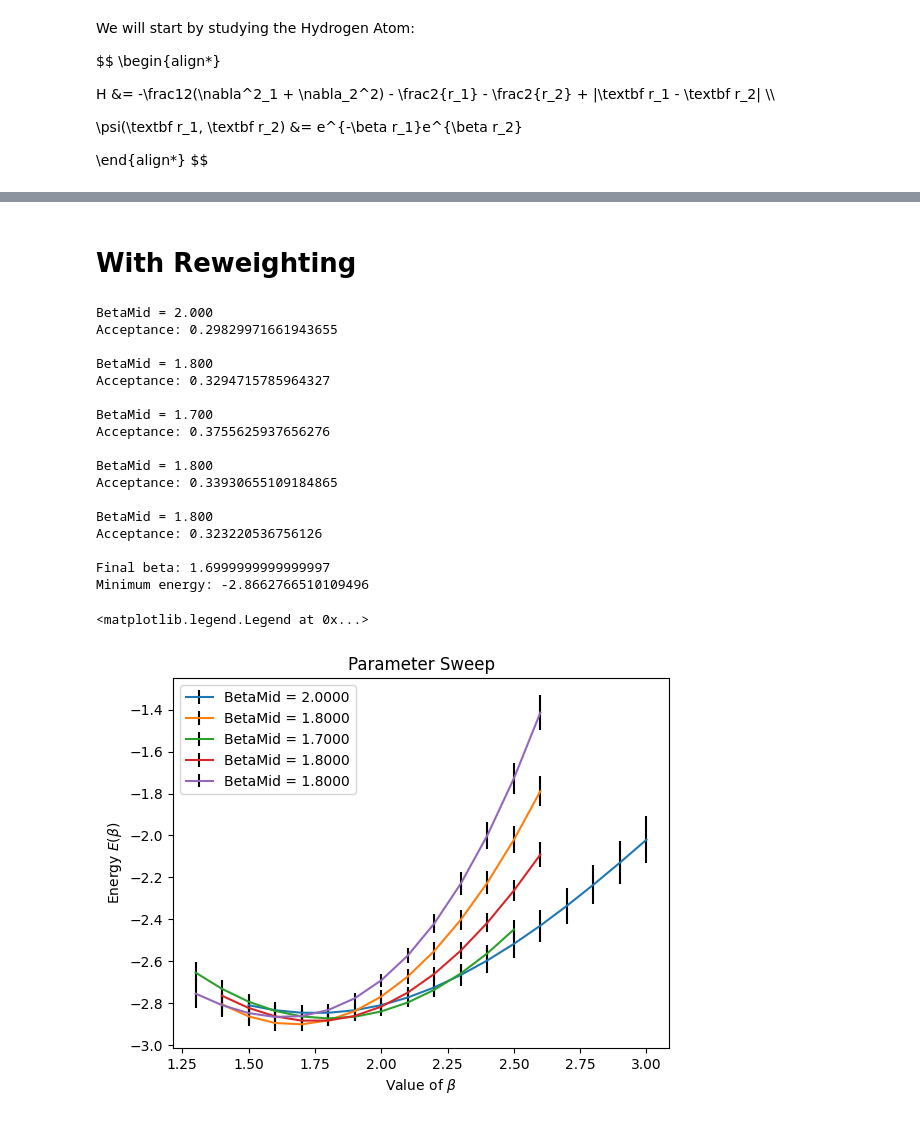
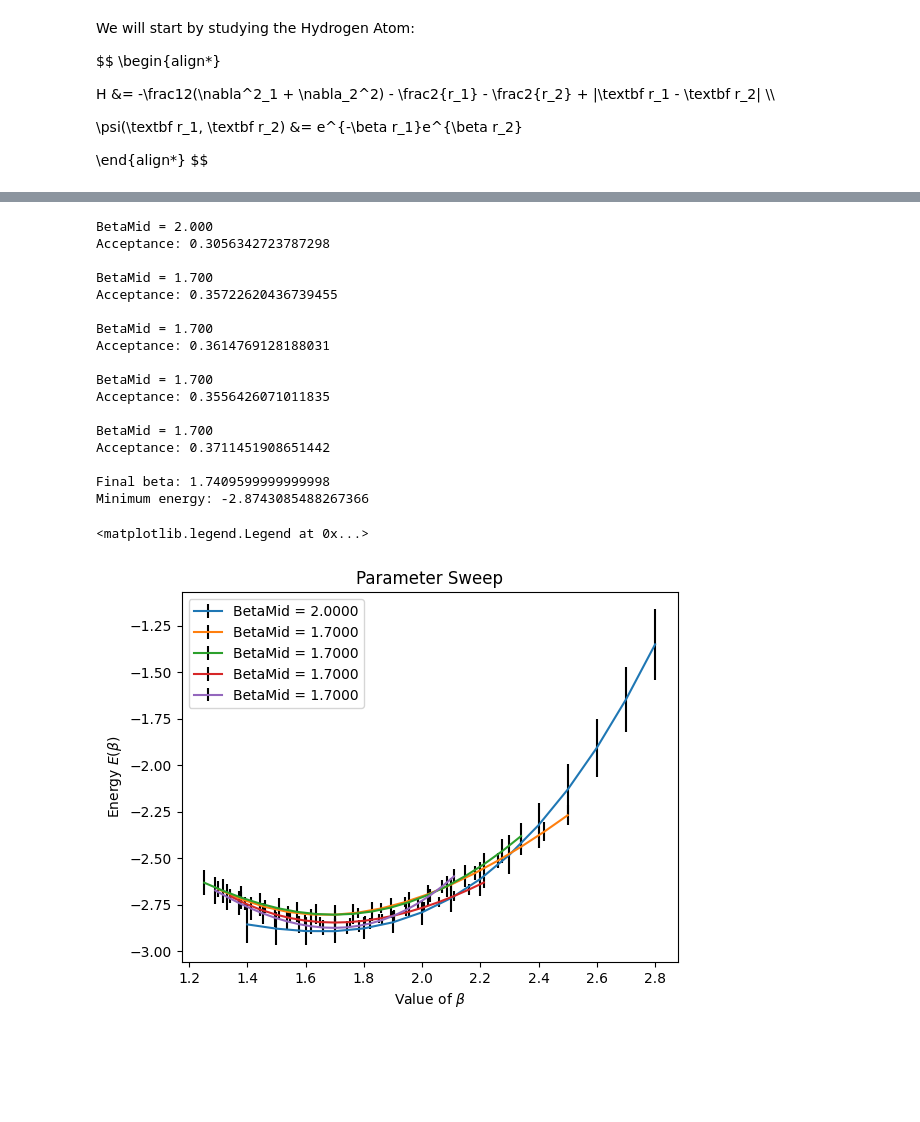
Before and after one commit to guilhermebaos/QUARMEN-Lessons, a Jupyter notebook: Computational-Solid-State/00-Exam-QMC/he.ipynb, the cells around one changed output, grey strips where cells are left out. Saved outputs shown, nothing was run; the diff lists cells and outputs as text; code cells hidden in the pictures; blank space fills up the shorter version.

```diff
--- a/Computational-Solid-State/00-Exam-QMC/he.ipynb
+++ b/Computational-Solid-State/00-Exam-QMC/he.ipynb
@@ -183,5 +296,3 @@ Best beta: 1.7000000000000002
-# %% [markdown]
-# With Reweighting
 # %%
 # Sampling Parameters
 sampleM = 12000
@@ -197,7 +308,7 @@ betaStart = 2
 
 betaRange = 1
 betaSamples = 21
-betaMult = 1
+betaMult = 0.8
 
 betaSteps = 5
 
@@ -206,8 +317,8 @@ for _ in range(betaSteps):
     betaMin = betaMid - betaRange
     betaMax = betaMid + betaRange
 
-    Ebeta = []
-    Estd = []
+    fbeta = []
+    fstd = []
     bb = []
     bbRange = np.linspace(betaMin, betaMax, betaSamples)
 
@@ -226,47 +337,47 @@ for _ in range(betaSteps):
             continue
 
         bb += [beta]
 
         El = -beta**2 + beta * (1/Rs1 + 1/Rs2) - (2/Rs1 + 2/Rs2) + 1/Rsd
-        Estd += [np.std(El) / np.sqrt(Neff)]
-        Ebeta += [(np.sum(El * ww)) / (np.sum(ww))]
+        fstd += [np.std(El) / np.sqrt(Neff)]
+        fbeta += [(np.sum(El * ww)) / (np.sum(ww))]
 
     # Plot results
-    plt.errorbar(bb, Ebeta, yerr=Estd, ecolor="black", label=f"BetaMid = {betaMid:.4f}")
+    plt.errorbar(bb, fbeta, yerr=fstd, ecolor="black", label=f"BetaMid = {betaMid:.4f}")
 
     # Target function
-    target = [Ebeta[i] + stdW * Estd[i] for i in range(len(bb))]
+    target = [fbeta[i] + stdW * fstd[i] for i in range(len(bb))]
 
     betaMini = bb[target.index(min(target))]
     betaMid = betaMini
     betaRange *= betaMult
     print("")
 
 
 print(f"Final beta: {betaMini}")
-print(f"Minimum energy: {min(Ebeta)}")
+print(f"Minimum energy: {min(fbeta)}")
 
 plt.xlabel("Value of $\\beta$")
 plt.ylabel("Energy $E(\\beta)$")
 plt.title("Parameter Sweep")
 plt.legend()
 # %% [output]
 BetaMid = 2.000
-Acceptance: 0.29829971661943655
-
-BetaMid = 1.800
-Acceptance: 0.3294715785964327
+Acceptance: 0.3056342723787298
 
 BetaMid = 1.700
-Acceptance: 0.3755625937656276
+Acceptance: 0.35722620436739455
 
-BetaMid = 1.800
-Acceptance: 0.33930655109184865
+BetaMid = 1.700
+Acceptance: 0.3614769128188031
 
-BetaMid = 1.800
-Acceptance: 0.323220536756126
+BetaMid = 1.700
+Acceptance: 0.3556426071011835
 
-Final beta: 1.6999999999999997
-Minimum energy: -2.8662766510109496
+BetaMid = 1.700
+Acceptance: 0.3711451908651442
+
+Final beta: 1.7409599999999998
+Minimum energy: -2.8743085488267366
 <matplotlib.legend.Legend at 0x...>
-[figure, old version]
+[figure, new version]
```
Also changed, not shown: parts of 9 cells of this notebook, 21 other files.
